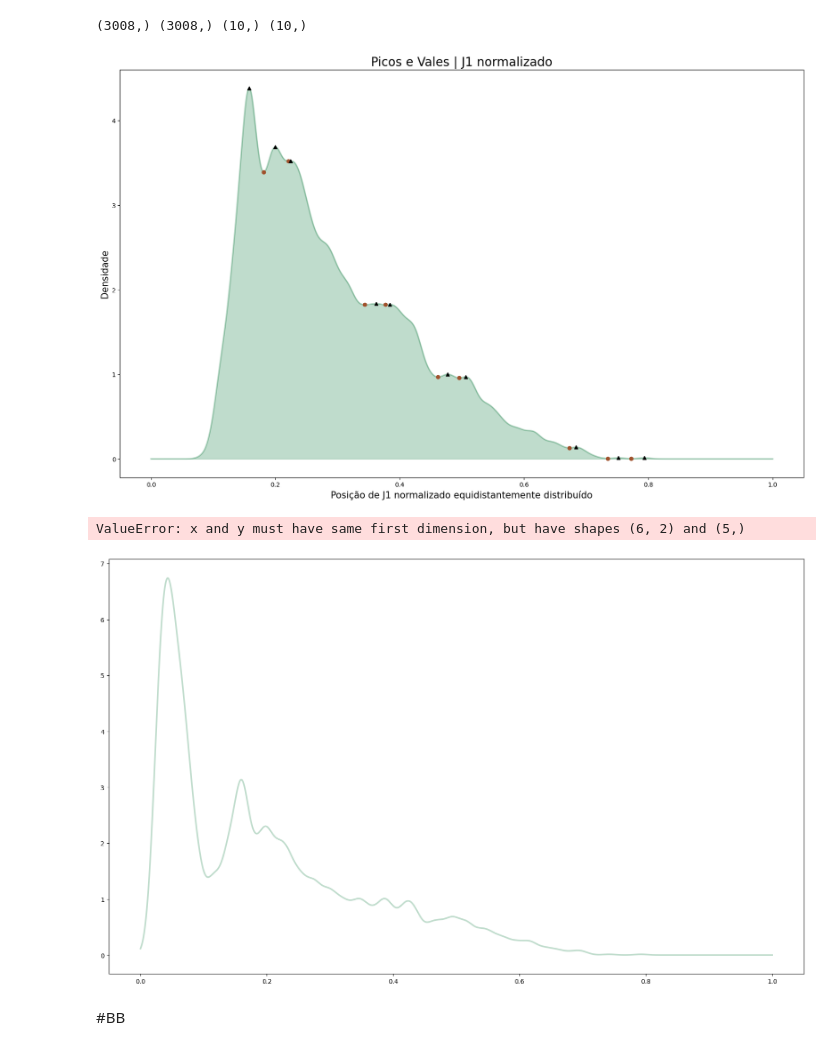
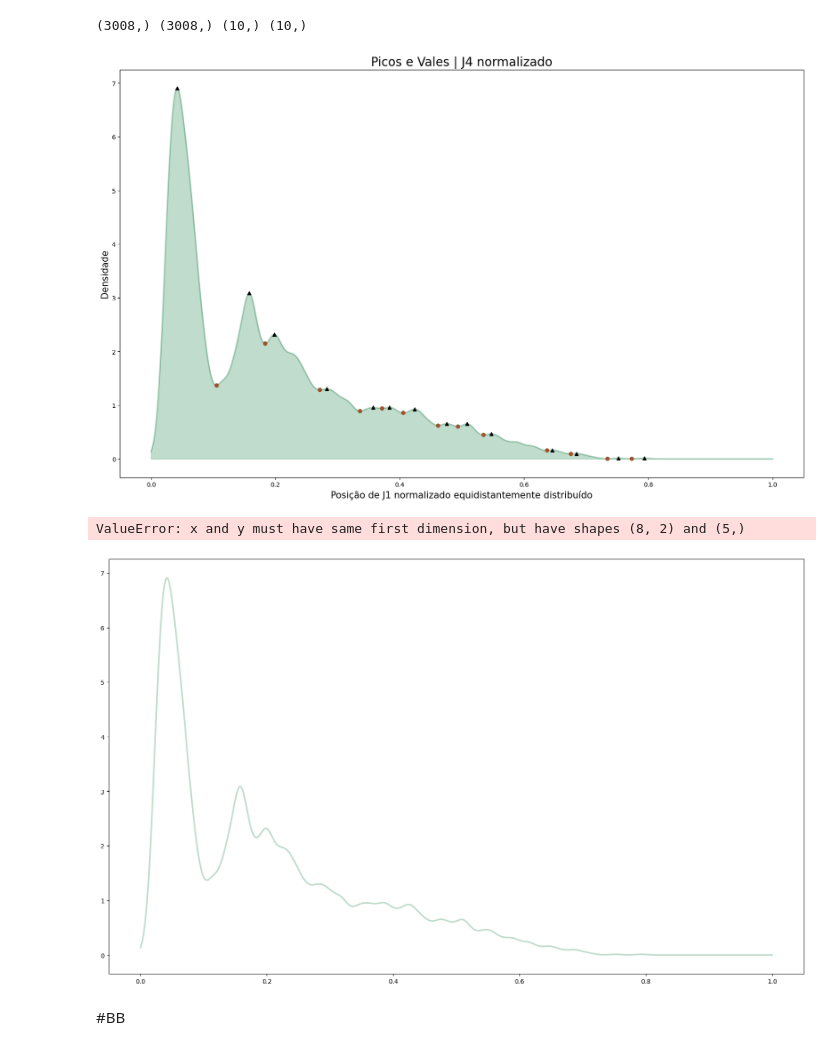
Before and after one commit to YhasmimTigre/TRIL-Net-Zero, a Jupyter notebook: Lab-Tril-CCS.ipynb, the cells around one changed output. Cells and saved outputs as stored; diff of their text form; code cells hidden in the pictures.

```diff
--- a/Lab-Tril-CCS.ipynb
+++ b/Lab-Tril-CCS.ipynb
@@ -425,7 +540,7 @@ import matplotlib.pyplot as plt
 #import plotly.graph_objects as go
 #import plotly.express as px
 # %%
-df = read_df("./dados/Simplificados_unisim-i-d/J3_reduzido.csv")
+df = read_df("./dados/Simplificados_unisim-i-d/J2_reduzido.csv")
 #df = read_df("./dados/J Costa/J1_Costa.csv")
 #df = df.sample(1500)
 # %% [output]
@@ -449,9 +564,8 @@ df corrigido, não mais possui valores 0
 # %%
 ideal_band = 0
 #JN = {'J1_normalizado', 'J2_normalizado', 'J3_normalizado', 'J4_normalizado', 'J5_normalizado', 'J6_normalizado'}
-JN =  {'J3'}
+JN =  {'J2'}
 #df = normalization (df, JN, norm=True)
-#remover os zeros dos Js
 
 for coluna in JN:
     X = df[f'{coluna}'].values[::].reshape(-1, 1)
@@ -575,16 +717,16 @@ print(dist.shape, log.shape, dist[valleys].shape, log[valleys].shape)
 # %%
 plt.figure(figsize=(20, 12))
 plt.plot(dist, log, color='seagreen', linewidth=2.5, alpha=0.3)
 plt.fill_between(dist, log, color='seagreen', alpha=0.3)
 plt.plot(dist[valleys], log[valleys], "o", color='sienna')
 plt.plot(dist[peaks[0]], log[peaks[0]], "^", color='black')
 
 plt.xlabel('Posição de J1 normalizado equidistantemente distribuído', fontsize=15)
 plt.ylabel('Densidade', fontsize=15)
-plt.title('Picos e Vales | J1 normalizado', fontsize=20)
+plt.title('Picos e Vales | J4 normalizado', fontsize=20)
 plt.show()
 # %% [output]
-[figure, old version]
+[figure, new version]
 # %%
 plt.figure(figsize=(20, 12))
 plt.plot(dist, log, color='seagreen', linewidth=2.5, alpha=0.3)
@@ -608,12 +750,12 @@ for i in range(1, len(cl)):
 
 plt.xlabel('Posição de J1 normalizado equidistantemente distribuído', fontsize=15)
 plt.ylabel('Densidade', fontsize=15)
-plt.title('Classificação do Kernel | J3 normalizado', fontsize=20)
+plt.title('Classificação do Kernel | J4 normalizado', fontsize=20)
 plt.savefig(f'./dados/Analise de Js/simplificados/kde_simplificados/{coluna}_normalizado_Kernel.jpeg', format='jpeg')
 plt.show()
 # %% [output]
-ValueError: x and y must have same first dimension, but have shapes (6, 2) and (5,)
+ValueError: x and y must have same first dimension, but have shapes (8, 2) and (5,)
-[figure, old version]
+[figure, new version]
 # %% [markdown]
 #BB
 # %%
```
Also changed, not shown: parts of 9 cells of this notebook, 6 other files.
